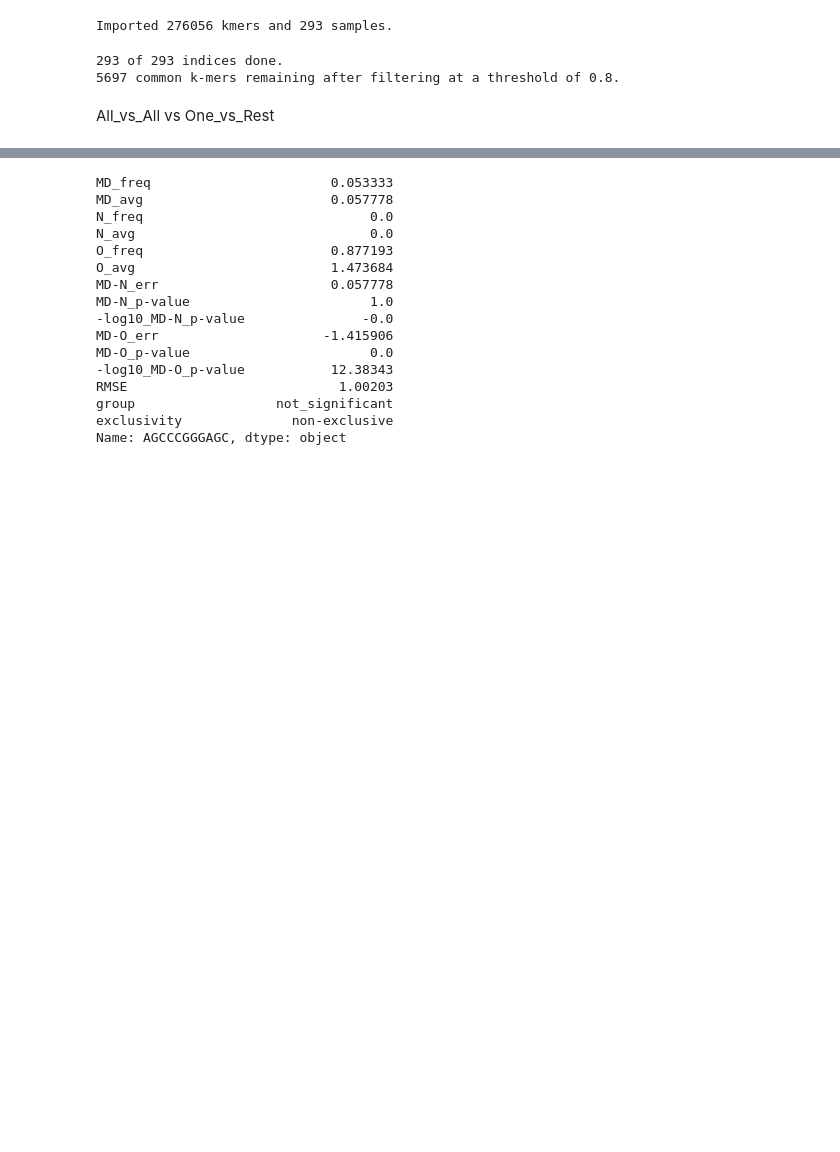
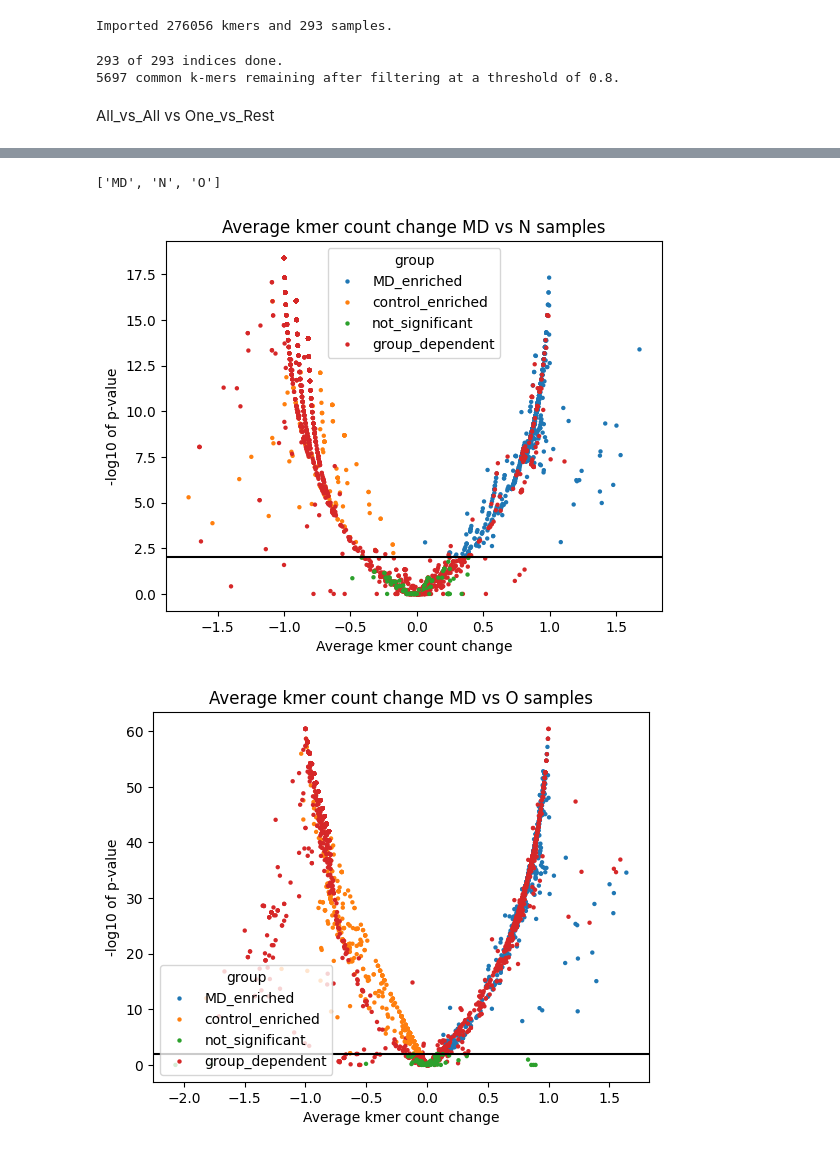
Before and after one commit to wis-janusz/PORT-EK2, a Jupyter notebook: notebooks/test_analysis.ipynb, the cells around one changed output, grey strips where cells are left out. Cells and saved outputs as stored; diff of their text form; code cells hidden in the pictures; blank space fills up the shorter version.

Commit message:
added project dirs and volcaon plotting function

```diff
--- a/notebooks/test_analysis.ipynb
+++ b/notebooks/test_analysis.ipynb
@@ -36,11 +36,11 @@ m = 1  # This is the maximum number of mismatches allowed when re-examining rare
 min_RMSE = 0.5  # This is the RMSE threshold used to select enriched k-mers
 
 # Relative path to k-mer indices
-INPUT_PATH = "../output/test"
+PROJECT_DIR = "/home/labadmin/repos/PORT-EK 2/projects/test"
 
 # Data set specific definitions of k-mer type, column names, reference gene and protein mapping, and colors for plots.
 SAMPLE_GROUPS = ["MD","N","O"]
-MODE = "all_vs_all"
+MODE = "one_vs_rest"
 GROUP_OF_INTEREST = "MD"
 
 GENES = {
@@ -58,7 +58,7 @@ GENES = {
     "3' LTR": (9086, 9719),
 }
 
-REF_SEQ = SeqIO.read("../input/HXB2.fasta", format="fasta").seq
+REF_SEQ = SeqIO.read(f"{PROJECT_DIR}/input/HXB2.fasta", format="fasta").seq
 # %%
 FREQ_COLS = [f"{group}_freq" for group in SAMPLE_GROUPS]
 AVG_COLS = [f"{group}_avg" for group in SAMPLE_GROUPS]
@@ -70,8 +70,8 @@ aligner = Align.PairwiseAligner(
 # First read all sample labels and k-mer sequences and construct an empty matrix. It requires significantly less memory than growing the matrix one-by-one.
 kmer_set = set()
 sample_list = []
-kmer_set_in_path = pathlib.Path(INPUT_PATH).glob(f"*{k}mer_set.pkl")
-sample_list_in_path = pathlib.Path(INPUT_PATH).glob("*sample_list.pkl")
+kmer_set_in_path = pathlib.Path(f"{PROJECT_DIR}/input/").glob(f"*{k}mer_set.pkl")
+sample_list_in_path = pathlib.Path(f"{PROJECT_DIR}/input/").glob("*sample_list.pkl")
 
 for filename in kmer_set_in_path:
     with open(filename, mode="rb") as in_file:
@@ -99,7 +99,7 @@ Imported 276056 kmers and 293 samples.
 # Next, fill the table with k-mer counts.
 counter = 1
 tot_files = len(sample_list)
-in_path = pathlib.Path(f"{INPUT_PATH}/{k}mer_indices").glob("*_count.pkl")
+in_path = pathlib.Path(f"{PROJECT_DIR}/input/{k}mer_indices").glob("*_count.pkl")
 
 for filename in in_path:
     with open(filename, mode="rb") as in_file:
@@ -206,7 +206,7 @@ else:
     common_kmer_matrix = common_kmer_matrix.sort_values("RMSE", ascending=False)
     common_kmer_matrix = common_kmer_matrix.drop("seq", axis=1)
     common_kmer_matrix["group"] = common_kmer_matrix.apply(
-        portek.assign_kmer_group, goi = GROUP_OF_INTEREST, p_cols = P_COLS, err_cols = ERR_COLS,axis=1
+        portek.assign_kmer_group_ovr, goi = GROUP_OF_INTEREST, p_cols = P_COLS, err_cols = ERR_COLS,axis=1
     )
     common_kmer_matrix["exclusivity"] = common_kmer_matrix.apply(
         portek.check_exclusivity, avg_cols = AVG_COLS, axis=1
@@ -275,19 +215,28 @@ Name: AGCCCGGGAGC, dtype: object
-# %%
-common_kmer_stat_matrix_ovr.loc[differing_kmers[14]]
-# %% [output]
-MD_freq                       0.053333
-MD_avg                        0.057778
-N_freq                             0.0
-N_avg                              0.0
-O_freq                        0.877193
-O_avg                         1.473684
-MD-N_err                      0.057778
-MD-N_p-value                       1.0
--log10_MD-N_p-value               -0.0
-MD-O_err                     -1.415906
-MD-O_p-value                       0.0
--log10_MD-O_p-value           12.38343
-RMSE                           1.00203
-group                  not_significant
-exclusivity              non-exclusive
-Name: AGCCCGGGAGC, dtype: object
+# %%
+SAMPLE_GROUPS
+# %% [output]
+['MD', 'N', 'O']
+# %%
+def plot_volcano(matrix: pd.DataFrame, group1:str, group2:str, save:bool = False) -> None:
+    fig, ax = plt.subplots()
+    plt.axhline(y=-np.log10(0.01), color = 'black')
+    ax.autoscale()
+    ax.set_title(f'Average kmer count change {group1} vs {group2} samples')
+    ax.set_xlabel('Average kmer count change')
+    ax.set_ylabel('-log10 of p-value')
+    sns.scatterplot(data=matrix, x=f'{group1}-{group2}_err', y = f'-log10_{group1}-{group2}_p-value', s=10, linewidth = 0, hue='group')
+    if save == True:
+        plt.savefig(f"{PROJECT_DIR}/output/volcano_{group1}_{group2}.svg", dpi = 600, format = "svg")
+
+def plot_all_volcanos(matrix: pd.DataFrame, save:bool = False) -> None:
+    for group1 in SAMPLE_GROUPS:
+        for group2 in SAMPLE_GROUPS:
+            if f"{group1}-{group2}_err" in ERR_COLS:
+                plot_volcano(matrix, group1, group2, save)
+
+# plot_volcano(common_kmer_matrix, "MD", "N")
+# plot_volcano(common_kmer_matrix, "MD", "O")
+plot_all_volcanos(common_kmer_matrix)
+# %% [output]
+[figure, added]
+[figure, added]
```
Also changed, not shown: parts of 6 cells of this notebook, 4 other files.
